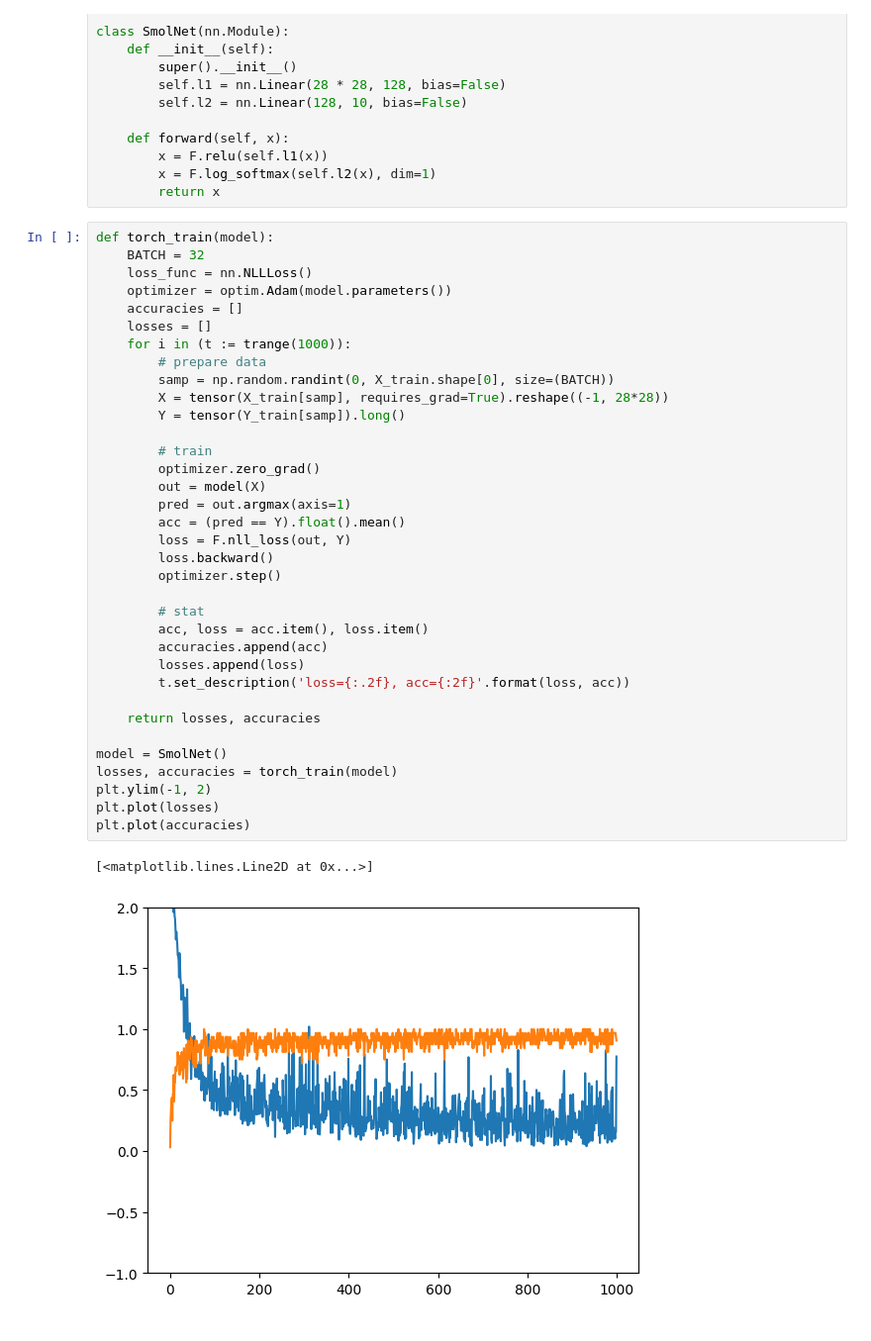
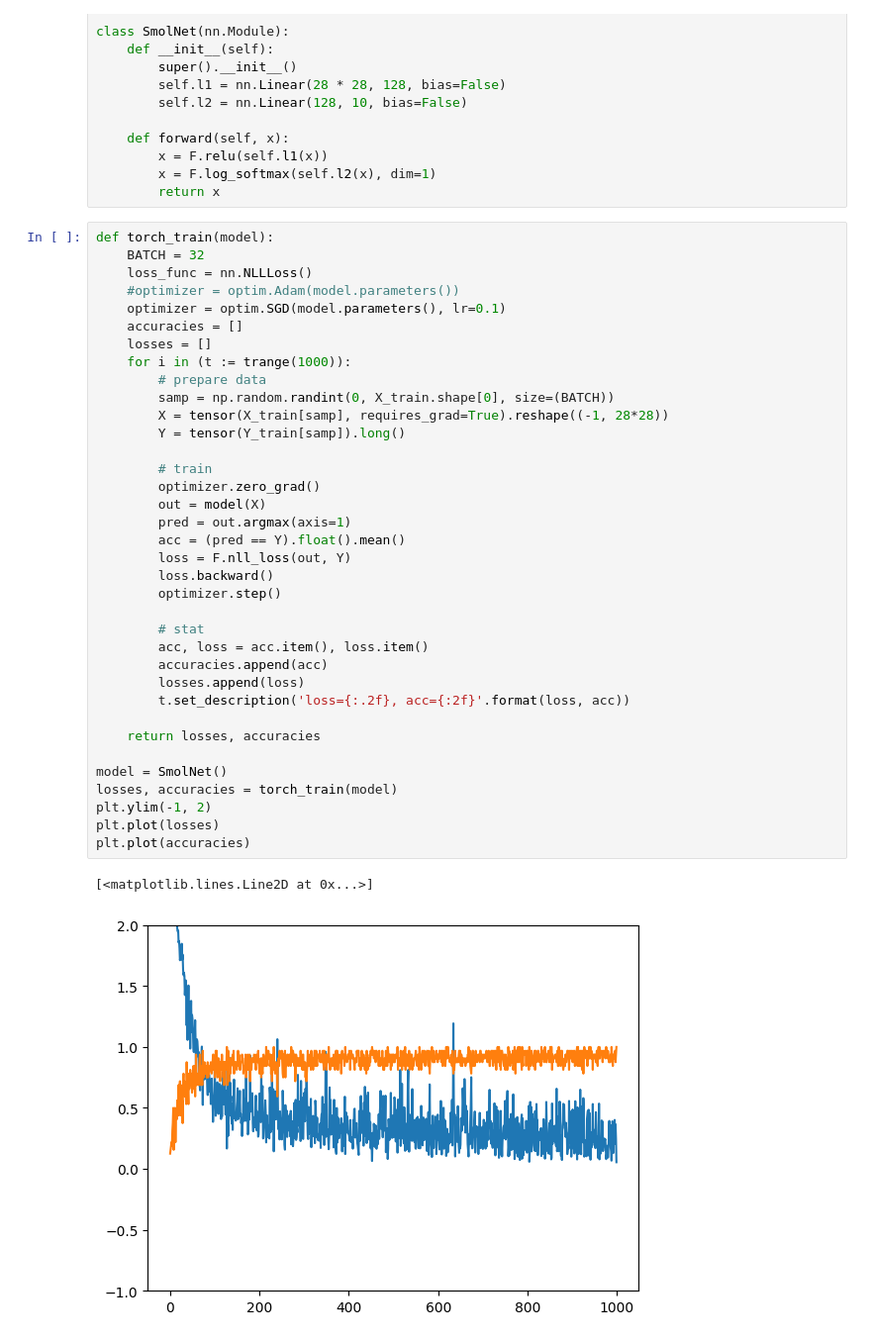
Before and after one commit to abrasumente233/smolgrad, a Jupyter notebook: mnist.ipynb, the cells around one changed output. Shown at 99% size. Drawn from its saved outputs; the diff is of its cells as text.

```diff
--- a/mnist.ipynb
+++ b/mnist.ipynb
@@ -48,40 +48,41 @@ class SmolNet(nn.Module):
 def torch_train(model):
     BATCH = 32
     loss_func = nn.NLLLoss()
-    optimizer = optim.Adam(model.parameters())
+    #optimizer = optim.Adam(model.parameters())
+    optimizer = optim.SGD(model.parameters(), lr=0.1)
     accuracies = []
     losses = []
     for i in (t := trange(1000)):
         # prepare data
         samp = np.random.randint(0, X_train.shape[0], size=(BATCH))
         X = tensor(X_train[samp], requires_grad=True).reshape((-1, 28*28))
         Y = tensor(Y_train[samp]).long()
 
         # train
         optimizer.zero_grad()
         out = model(X)
         pred = out.argmax(axis=1)
         acc = (pred == Y).float().mean()
         loss = F.nll_loss(out, Y)
         loss.backward()
         optimizer.step()
 
         # stat
         acc, loss = acc.item(), loss.item()
         accuracies.append(acc)
         losses.append(loss)
         t.set_description('loss={:.2f}, acc={:2f}'.format(loss, acc))
 
     return losses, accuracies
 
 model = SmolNet()
 losses, accuracies = torch_train(model)
 plt.ylim(-1, 2)
 plt.plot(losses)
 plt.plot(accuracies)
 # %% [output]
 [<matplotlib.lines.Line2D at 0x...>]
-[figure, old version]
+[figure, new version]
 # %%
 def torch_eval():
     X = tensor(X_test).reshape((-1, 28*28))
```
Also changed, not shown: parts of 7 cells of this notebook.
